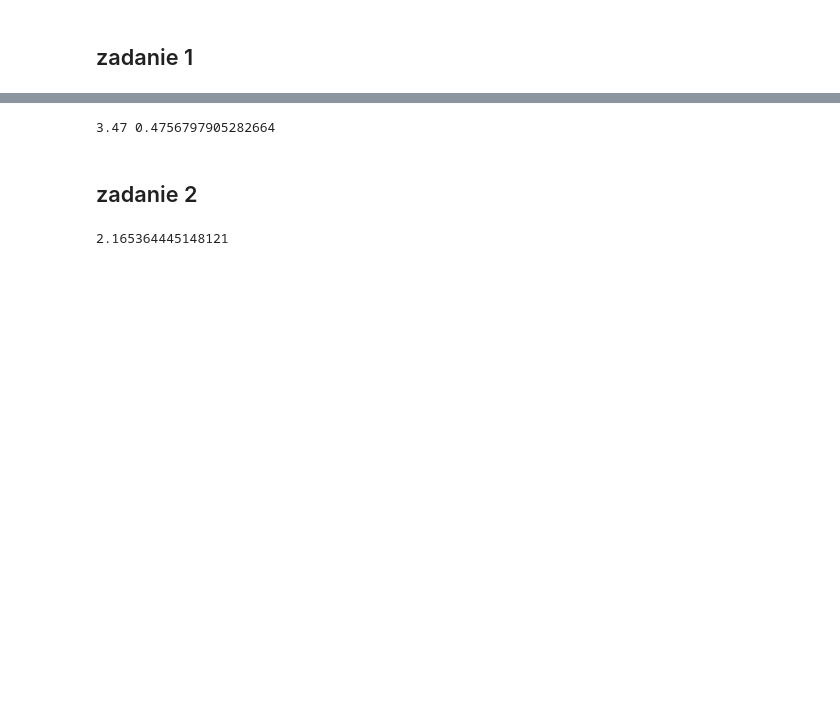
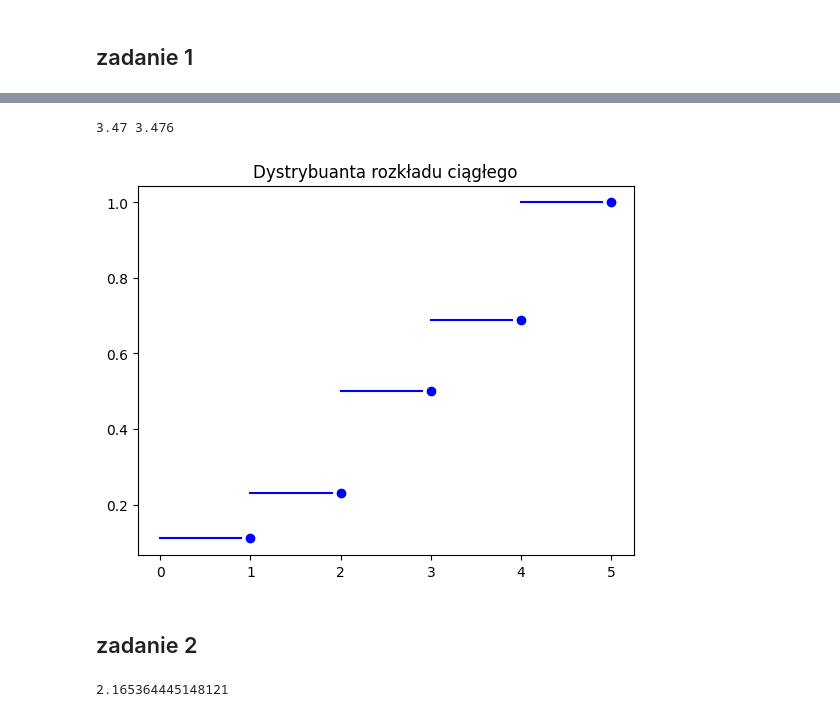
Before and after one commit to MariaNowacka/4-semestr, a Jupyter notebook: symulacje/Nowacka_Lista3.ipynb, the cells around one changed output, grey strips where cells are left out. Saved outputs shown, nothing was run; the diff lists cells and outputs as text; code cells hidden in the pictures; blank space fills up the shorter version.

```diff
--- a/symulacje/Nowacka_Lista3.ipynb
+++ b/symulacje/Nowacka_Lista3.ipynb
@@ -29,9 +31,21 @@ plt.show()
 # %%
 sr = sum(pr[i]*(i+1) for i in range(5))
-# %%
-print(sr, np.mean(t)) # nie wiem czemy numpy daje taki podejrzany wynik
-# %% [output]
-3.47 0.4756797905282664
+# %%
+print(sr, sum(t)/n)
+# %% [output]
+3.47 3.476
+# %%
+F = []
+t = [1,2,3,4,5]
+for i in range(5):
+    F.append(sum(pr[0:i+1]))
+for i,c in enumerate(t):
+    plt.plot(np.arange(i,c,0.1), [F[i] for _ in range(10)], color='blue')
+    plt.plot(c, F[i], 'bo')
+plt.title('Dystrybuanta rozkładu ciągłego')
+plt.show()
+# %% [output]
+[figure, added]
 # %% [markdown]
 ## zadanie 2
 # %%
```
Also changed, not shown: parts of 21 cells of this notebook.
